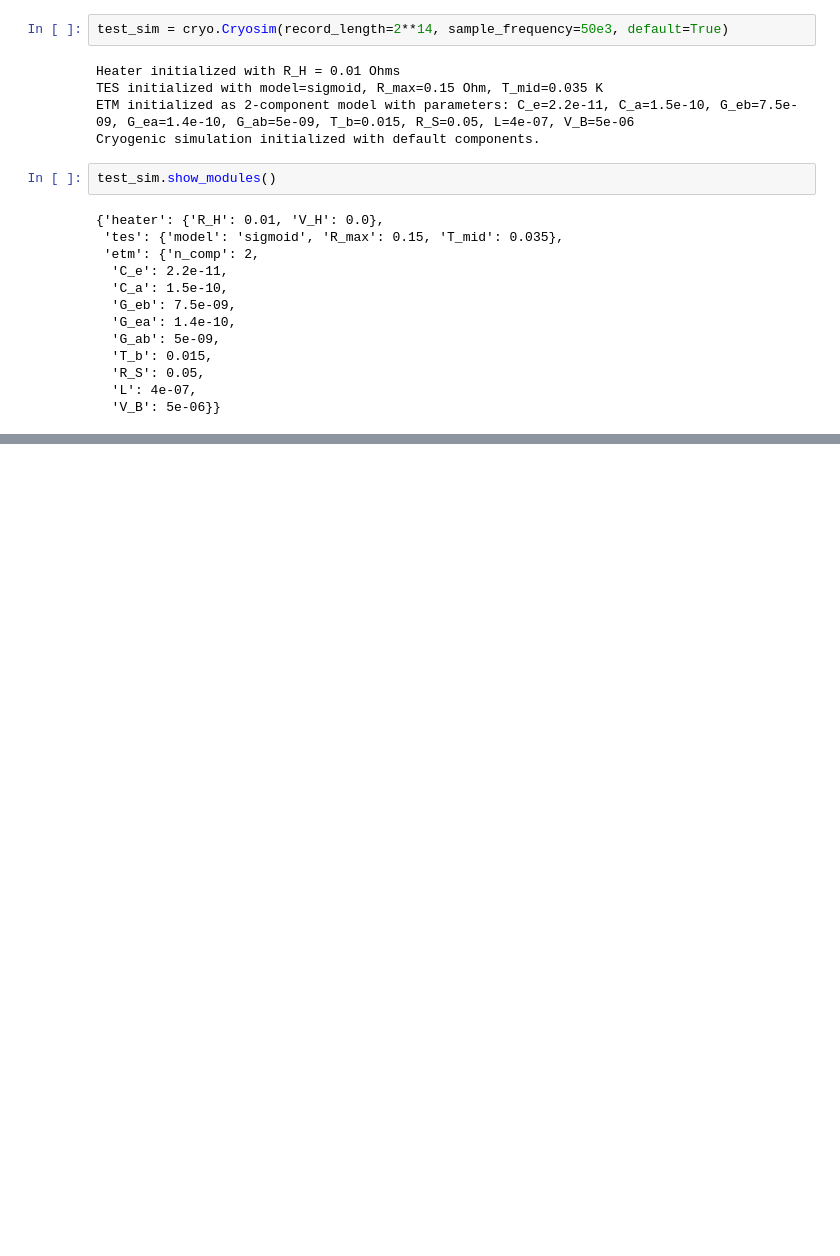
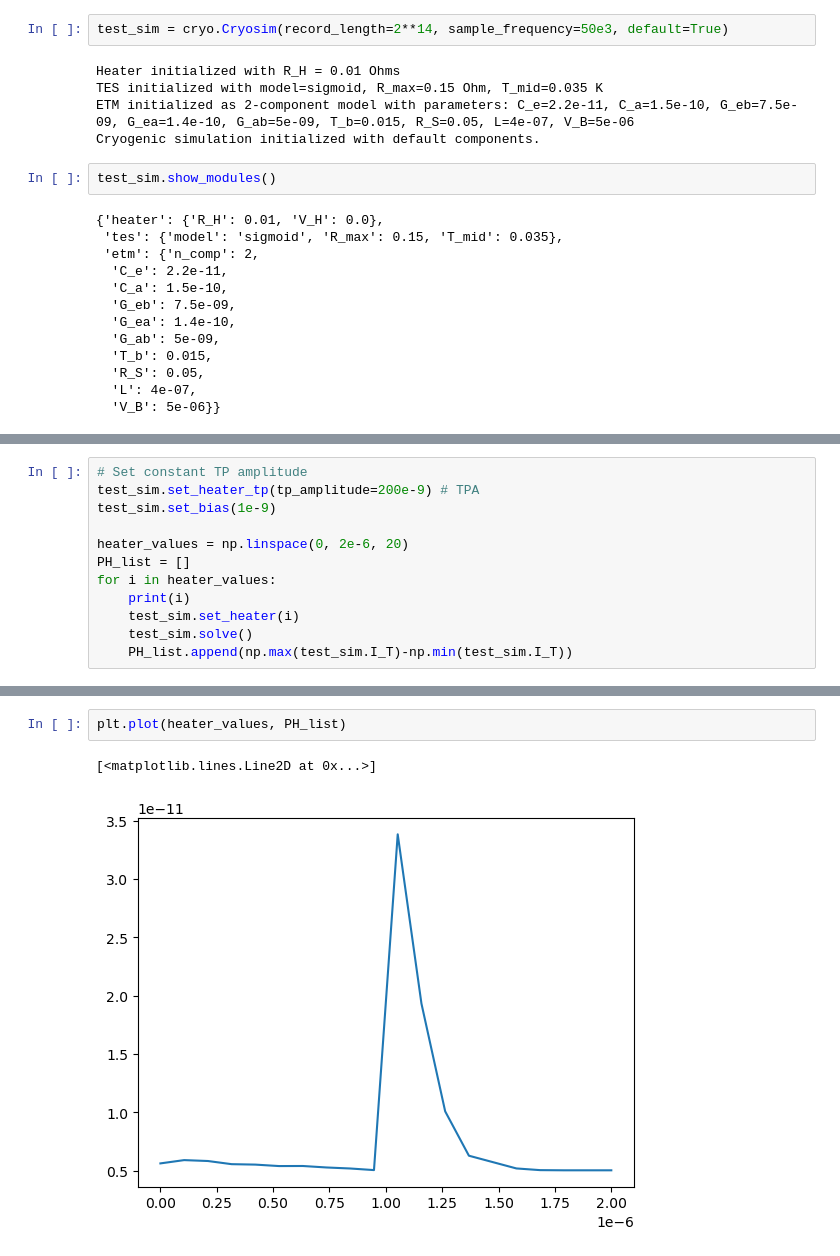
Before and after one commit to alboeh/CryoEnv2, a Jupyter notebook: dev_Notebook.ipynb, the cells around one changed output, grey strips where cells are left out. Drawn from its saved outputs; the diff is of its cells as text; blank space fills up the shorter version.

```diff
--- a/dev_Notebook.ipynb
+++ b/dev_Notebook.ipynb
@@ -39,0 +47,12 @@ Pulseheight PH is: 2.163930801483727e-09
+# %%
+# Set constant TP amplitude
+test_sim.set_heater_tp(tp_amplitude=200e-9) # TPA
+test_sim.set_bias(1e-9)
+
+heater_values = np.linspace(0, 2e-6, 20)
+PH_list = []
+for i in heater_values:
+    print(i)
+    test_sim.set_heater(i)
+    test_sim.solve()
+    PH_list.append(np.max(test_sim.I_T)-np.min(test_sim.I_T))
@@ -39,0 +80,5 @@ Pulseheight PH is: 2.163930801483727e-09
+# %%
+plt.plot(heater_values, PH_list)
+# %% [output]
+[<matplotlib.lines.Line2D at 0x...>]
+[figure, added]
```
Also changed, not shown: parts of 5 cells of this notebook, 2 other files.
